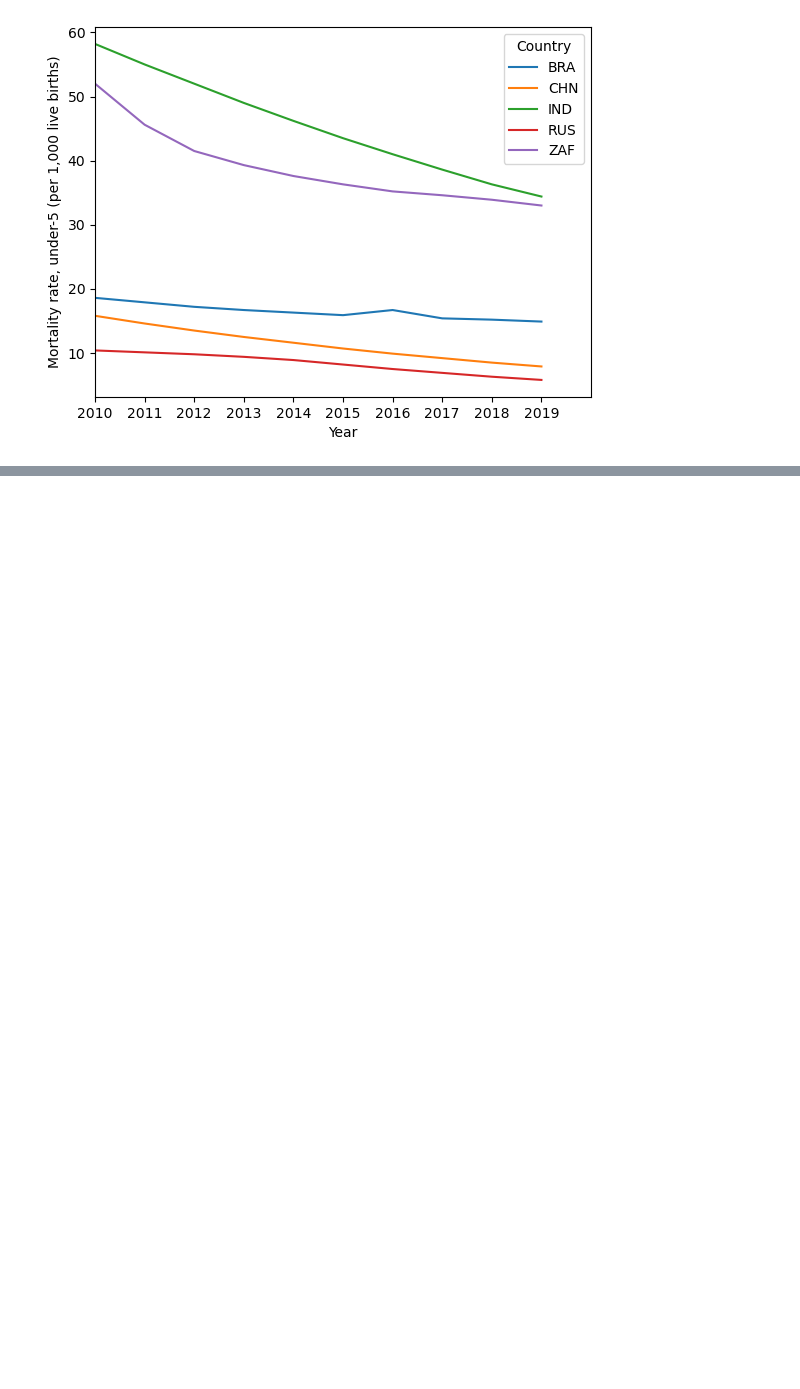
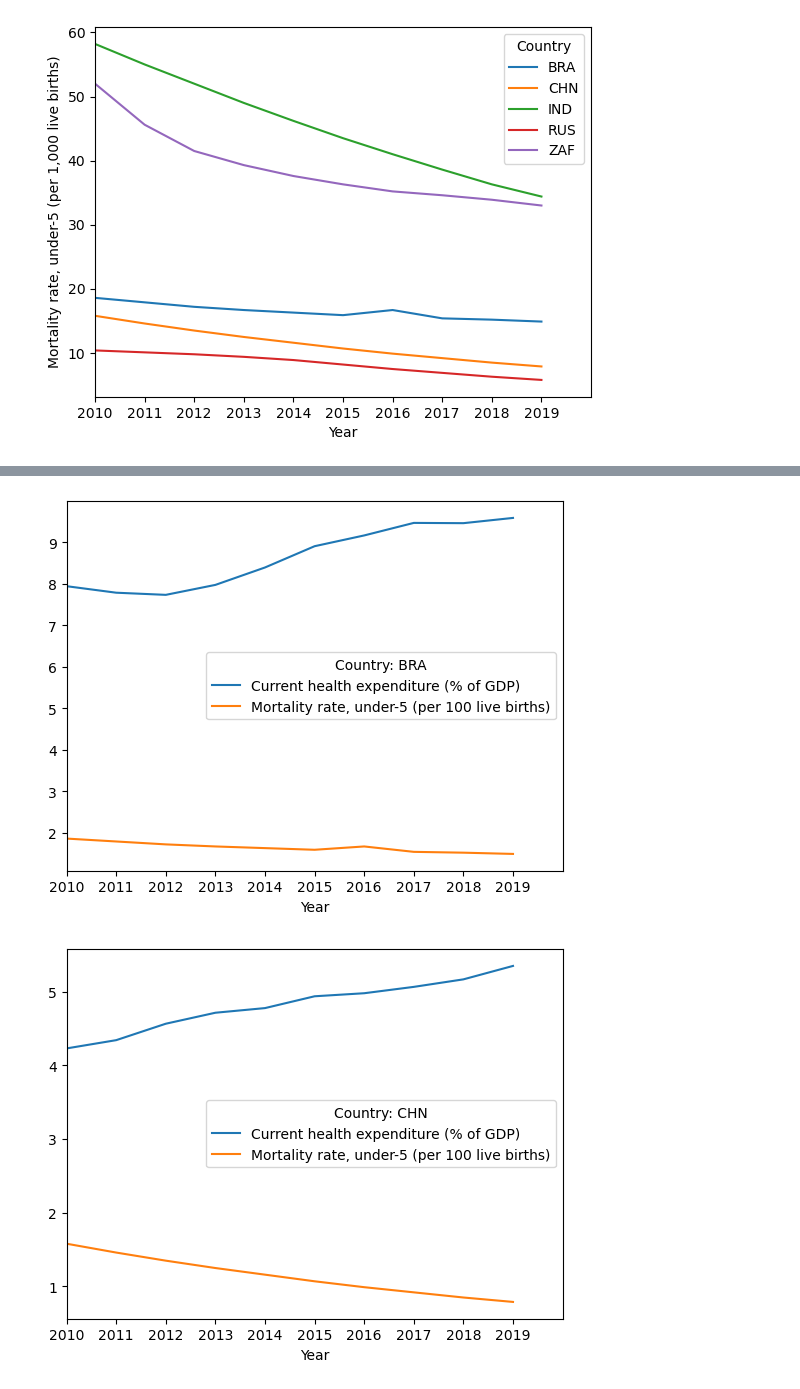
Before and after one commit to SArjaGit/BRICS_Project, a Jupyter notebook: Debasis/Health_Poverty.ipynb, the cells around one changed output, grey strips where cells are left out. Drawn from its saved outputs; the diff is of its cells as text; code cells hidden in the pictures; blank space fills up the shorter version.

```diff
--- a/Debasis/Health_Poverty.ipynb
+++ b/Debasis/Health_Poverty.ipynb
@@ -317,0 +335,8 @@ plt.show()
+# %%
+health_correlation = \
+    health_poverty_final_df.loc[(health_poverty_final_df['Series_Code'] == 'SH.XPD.CHEX.GD.ZS')\
+                                | (health_poverty_final_df['Series_Code'] == 'SH.DYN.MORT')\
+                                | (health_poverty_final_df['Series_Code'] == 'SP.DYN.LE00.IN')]\
+                            .reset_index(drop=True)
+
+health_correlation.head()
@@ -317,0 +350,8 @@ plt.show()
+# %%
+health_correlation = health_correlation.pivot(index=['Country_Code', 'Year'], columns="Series_Code", values="Value")
+
+health_correlation['SH.DYN.MORT'] = health_correlation['SH.DYN.MORT'].apply(lambda x: x / 1000 * 100)
+
+health_correlation = health_correlation.reset_index()
+
+health_correlation.head()
@@ -317,0 +365,16 @@ plt.show()
+# %%
+for country in health_correlation['Country_Code'].unique():
+    country_data = health_correlation.loc[health_correlation['Country_Code'] == country]
+    plt.plot(country_data['Year'], country_data['SH.XPD.CHEX.GD.ZS'], label='Current health expenditure (% of GDP)')
+    plt.plot(country_data['Year'], country_data['SH.DYN.MORT'], label='Mortality rate, under-5 (per 100 live births)')
+
+    plt.xticks(np.arange(start_year, end_year + 1, 1))
+    plt.xlim(start_year, end_year + 1)
+    plt.xlabel('Year')
+
+    plt.legend(title=f'Country: {country}', loc="center right")
+
+    plt.show()
+# %% [output]
+[figure, added]
+[figure, added]
```
Also changed, not shown: parts of 5 cells of this notebook.
